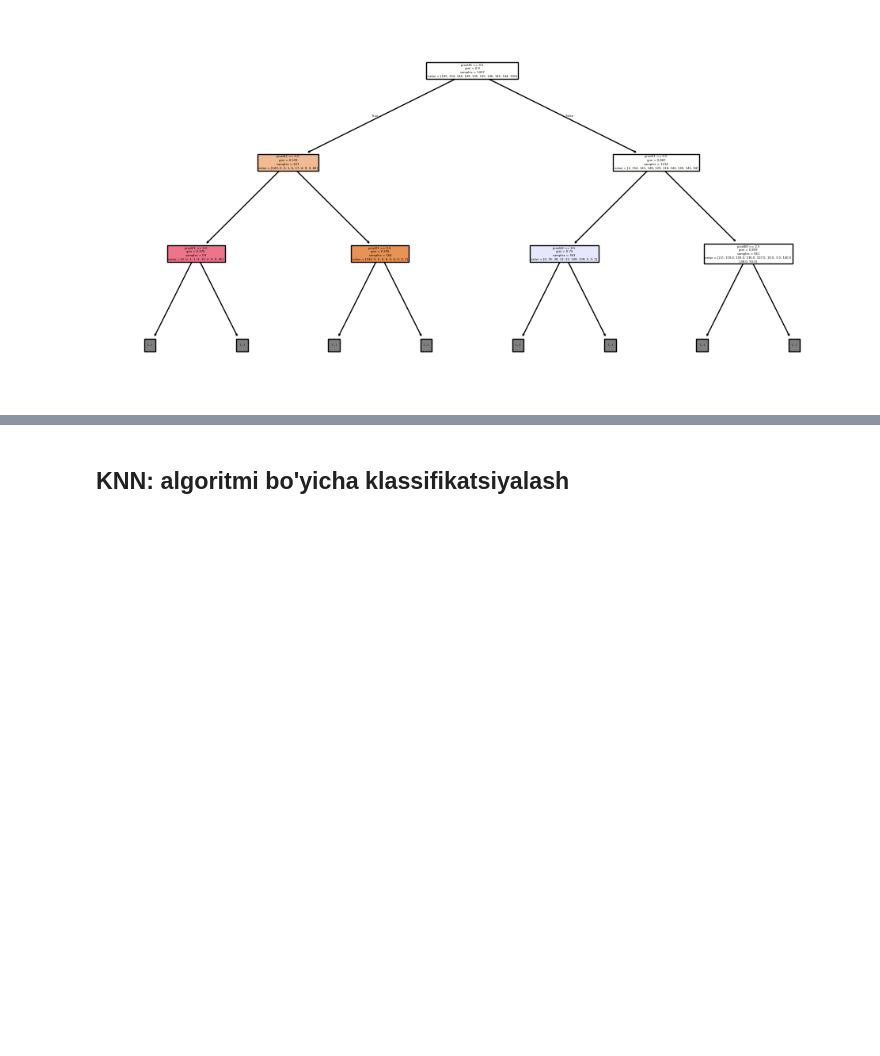
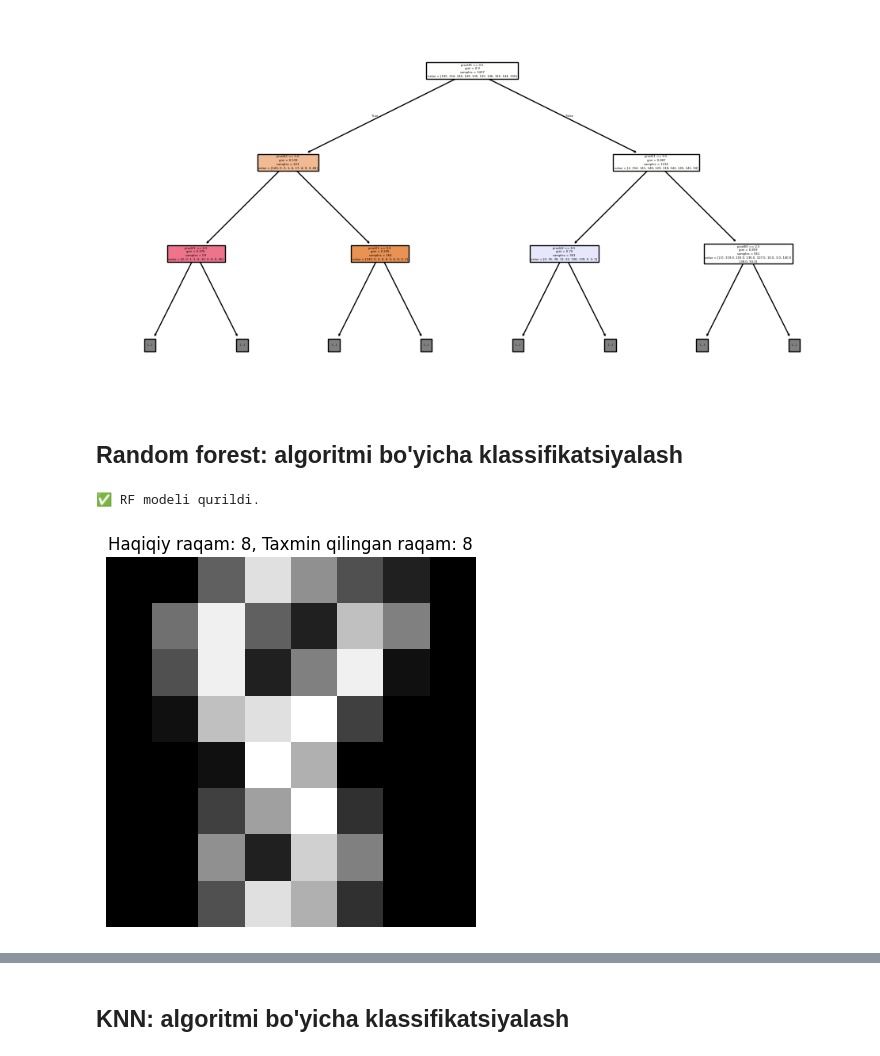
Before and after one commit to fartech00/Prompt-refining, a Jupyter notebook: TAFU_KNN.ipynb, the cells around one changed output, grey strips where cells are left out. Cells and saved outputs as stored; diff of their text form; code cells hidden in the pictures; blank space fills up the shorter version.

```diff
--- a/TAFU_KNN.ipynb
+++ b/TAFU_KNN.ipynb
@@ -208,3 +207,48 @@ plot_tree(dt, filled=True, max_depth=2, feature_names=[f"pixel{i}" for i in rang
 plt.show()
 # %% [output]
 [figure]
+# %% [markdown]
+## **Random forest:** algoritmi bo'yicha klassifikatsiyalash
+# %%
+# ================================
+# 1. Kutubxonalarni chaqirish
+# ================================
+from sklearn import datasets
+from sklearn.model_selection import train_test_split
+from sklearn.ensemble import RandomForestClassifier
+from sklearn.preprocessing import StandardScaler
+import matplotlib.pyplot as plt
+import numpy as np
+
+# ================================
+# 2. DAtaset yuklash
+# ================================
+digits = datasets.load_digits()
+X, y = digits.data, digits.target
+
+# Split train/test
+X_train, X_test, y_train, y_test = train_test_split(
+    X, y, test_size=0.3, random_state=42, stratify=y
+)
+
+# ================================
+# 3. RF ni train qilish
+# ================================
+rf = RandomForestClassifier(n_estimators=100, max_depth=None, random_state=42)
+rf.fit(X_train, y_train)
+print("✅ RF modeli qurildi.")
+# %% [output]
+✅ RF modeli qurildi.
+# %%
+# ================================
+# 4. Test on a random digit
+# ================================
+rand_index = np.random.randint(0, len(X_test))
+plt.imshow(X_test[rand_index].reshape(8, 8), cmap='gray')
+
+pred = rf.predict([X_test[rand_index]])[0]
+plt.title(f"Haqiqiy raqam: {y_test[rand_index]}, Taxmin qilingan raqam: {pred}")
+plt.axis('off')
+plt.show()
+# %% [output]
+[figure, added]
```
Also changed, not shown: parts of 9 cells of this notebook.
